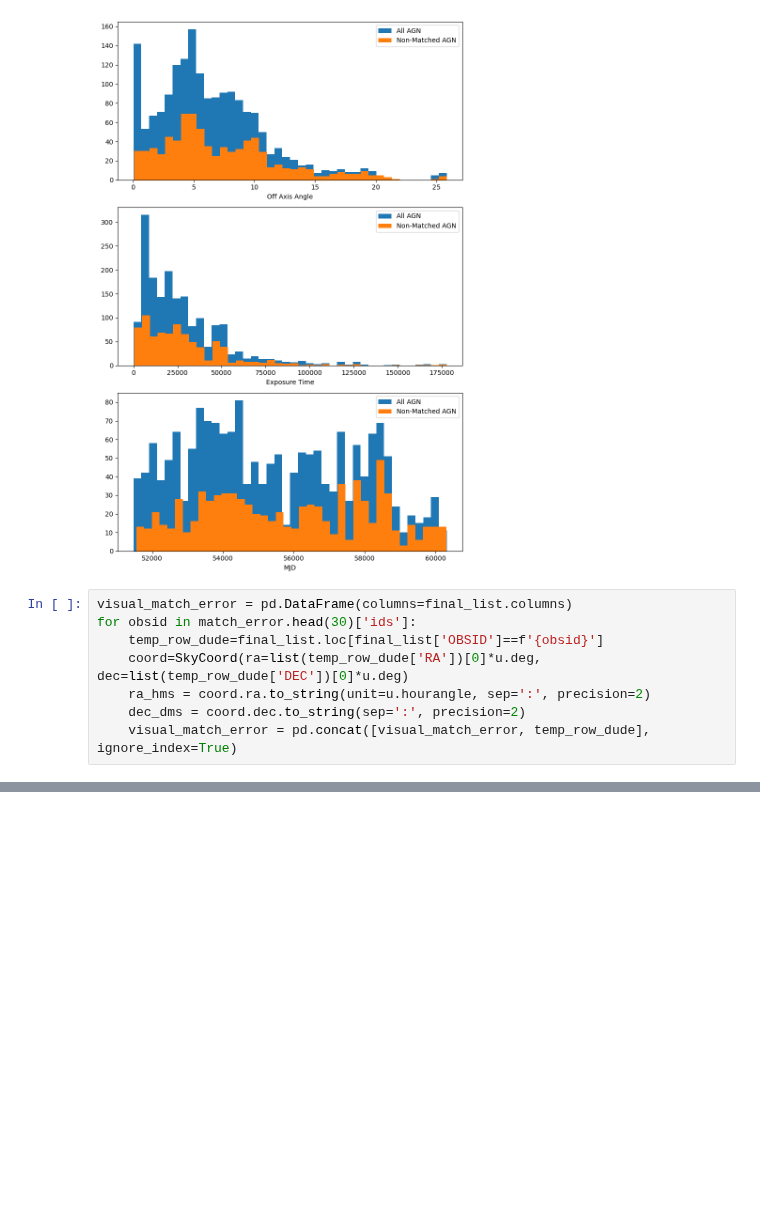
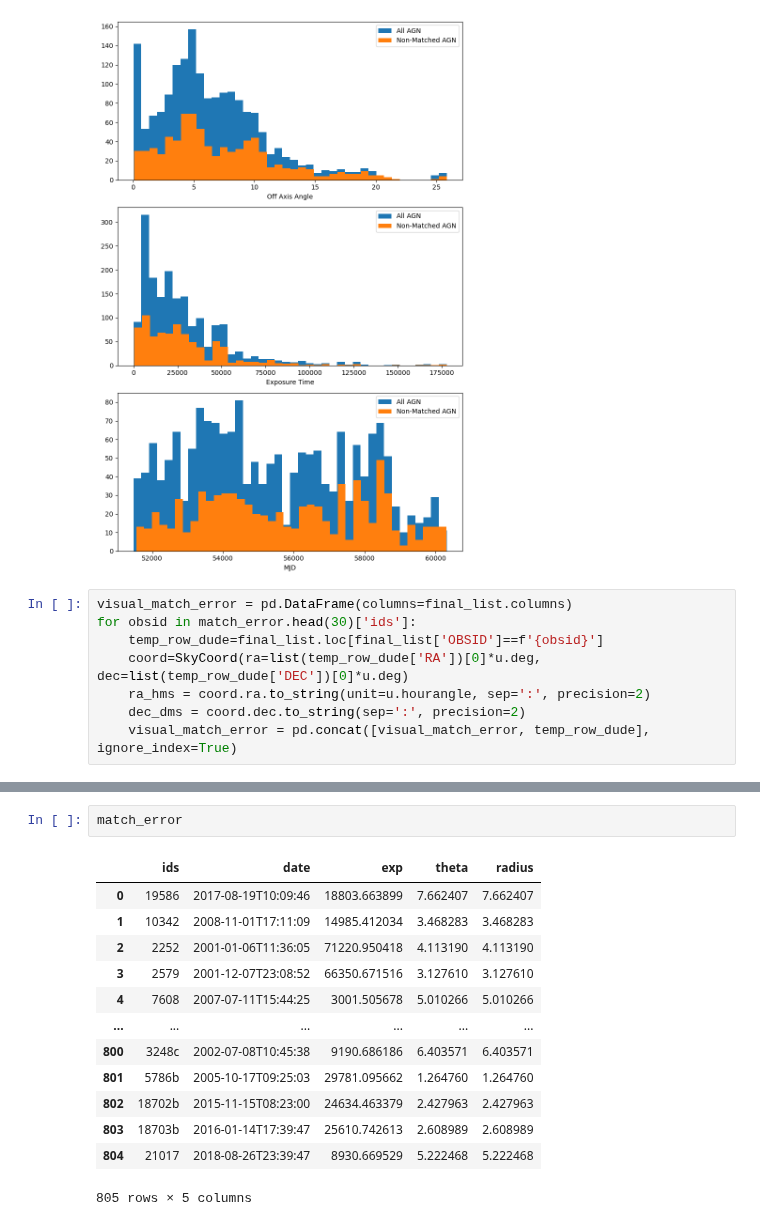
Before and after one commit to kciurleo/AGN, a Jupyter notebook: sherpa_fitting_code/solving_my_own_mysteries.ipynb, the cells around one changed output, grey strips where cells are left out. Saved outputs shown, nothing was run; the diff lists cells and outputs as text; blank space fills up the shorter version.

```diff
--- a/sherpa_fitting_code/solving_my_own_mysteries.ipynb
+++ b/sherpa_fitting_code/solving_my_own_mysteries.ipynb
@@ -265,0 +276,16 @@ visual_match_error
+# %%
+match_error
+# %% [output]
+|  | ids | date | exp | theta | radius |
+| 0 | 19586 | 2017-08-19T10:09:46 | 18803.663899 | 7.662407 | 7.662407 |
+| 1 | 10342 | 2008-11-01T17:11:09 | 14985.412034 | 3.468283 | 3.468283 |
+| 2 | 2252 | 2001-01-06T11:36:05 | 71220.950418 | 4.113190 | 4.113190 |
+| 3 | 2579 | 2001-12-07T23:08:52 | 66350.671516 | 3.127610 | 3.127610 |
+| 4 | 7608 | 2007-07-11T15:44:25 | 3001.505678 | 5.010266 | 5.010266 |
+| ... | ... | ... | ... | ... | ... |
+| 800 | 3248c | 2002-07-08T10:45:38 | 9190.686186 | 6.403571 | 6.403571 |
+| 801 | 5786b | 2005-10-17T09:25:03 | 29781.095662 | 1.264760 | 1.264760 |
+| 802 | 18702b | 2015-11-15T08:23:00 | 24634.463379 | 2.427963 | 2.427963 |
+| 803 | 18703b | 2016-01-14T17:39:47 | 25610.742613 | 2.608989 | 2.608989 |
+| 804 | 21017 | 2018-08-26T23:39:47 | 8930.669529 | 5.222468 | 5.222468 |
+805 rows × 5 columns
```
Also changed, not shown: parts of 4 cells of this notebook, 2 other files.
